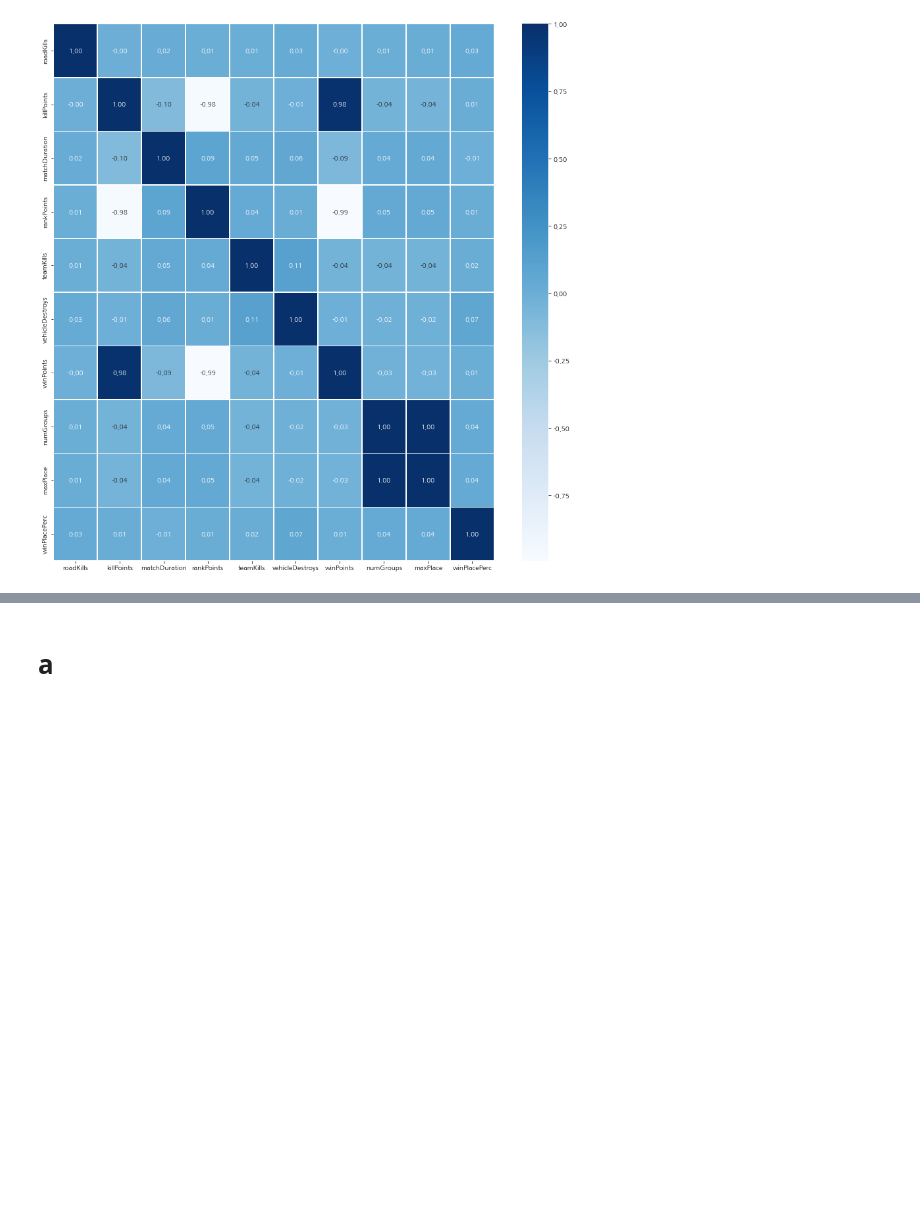
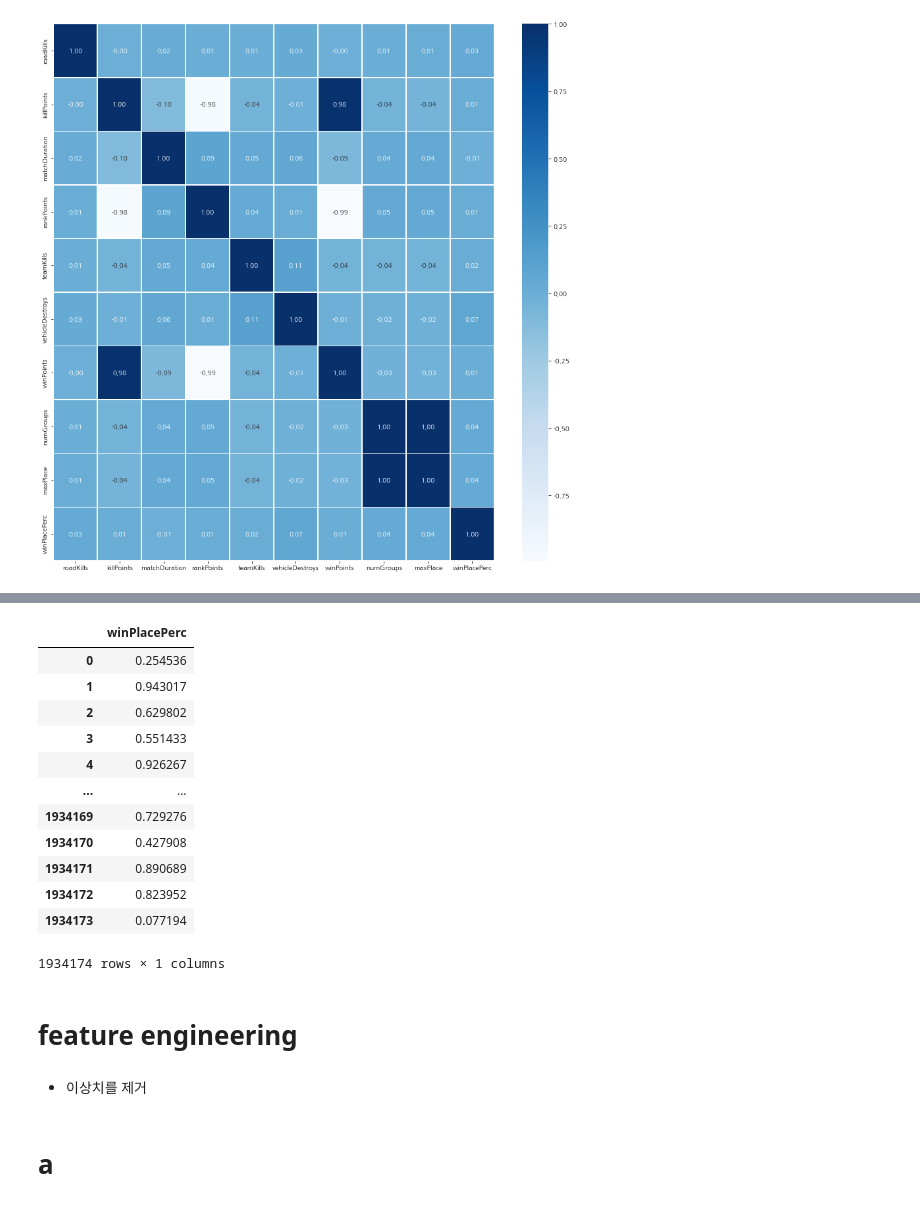
Before and after one commit to AMinSC/TIL, a Jupyter notebook: Mini_PJT/Mini_PJT_Modelling.ipynb, the cells around one changed output, grey strips where cells are left out. Cells and saved outputs as stored; diff of their text form; code cells hidden in the pictures; blank space fills up the shorter version.

```diff
--- a/Mini_PJT/Mini_PJT_Modelling.ipynb
+++ b/Mini_PJT/Mini_PJT_Modelling.ipynb
@@ -483,0 +538,5 @@ fmt = '.2f', linewidths=.5, cmap='Blues')
+# %%
+# Creating cat codes of match type
+
+df['matchType'] = df['matchType'].astype('category')
+df['matchType'] = df['matchType'].cat.codes
@@ -483,0 +558,6 @@ fmt = '.2f', linewidths=.5, cmap='Blues')
+# %%
+from sklearn.model_selection import train_test_split
+
+y = df['winPlacePerc']
+X = df.drop(['winPlacePerc'], axis=1)
+train_X, val_X, train_y, val_y = train_test_split(X, y, test_size=0.2, random_state=1511)
@@ -484,3 +666,29 @@ fmt = '.2f', linewidths=.5, cmap='Blues')
+# %%
+
+pred_tst = reg5.predict(tst)
+tst['winPlacePerc'] = pred_tst
+submission = tst[['Id', 'winPlacePerc']]
+submission.to_csv('output.csv', index=False)
+# %%
+submission
+# %% [output]
+|  | winPlacePerc |
+| 0 | 0.254536 |
+| 1 | 0.943017 |
+| 2 | 0.629802 |
+| 3 | 0.551433 |
+| 4 | 0.926267 |
+| ... | ... |
+| 1934169 | 0.729276 |
+| 1934170 | 0.427908 |
+| 1934171 | 0.890689 |
+| 1934172 | 0.823952 |
+| 1934173 | 0.077194 |
+1934174 rows × 1 columns
+# %% [markdown]
+# feature engineering
+# %% [markdown]
+- 이상치를 제거
 # %% [markdown]
 # a
 # %% [markdown]
```
Also changed, not shown: parts of 26 cells of this notebook.
